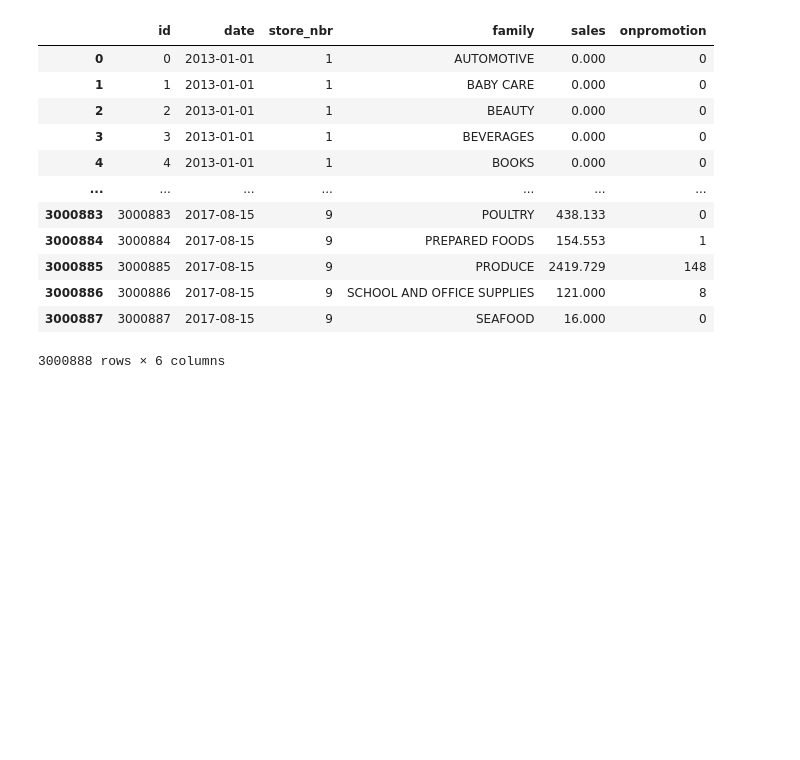
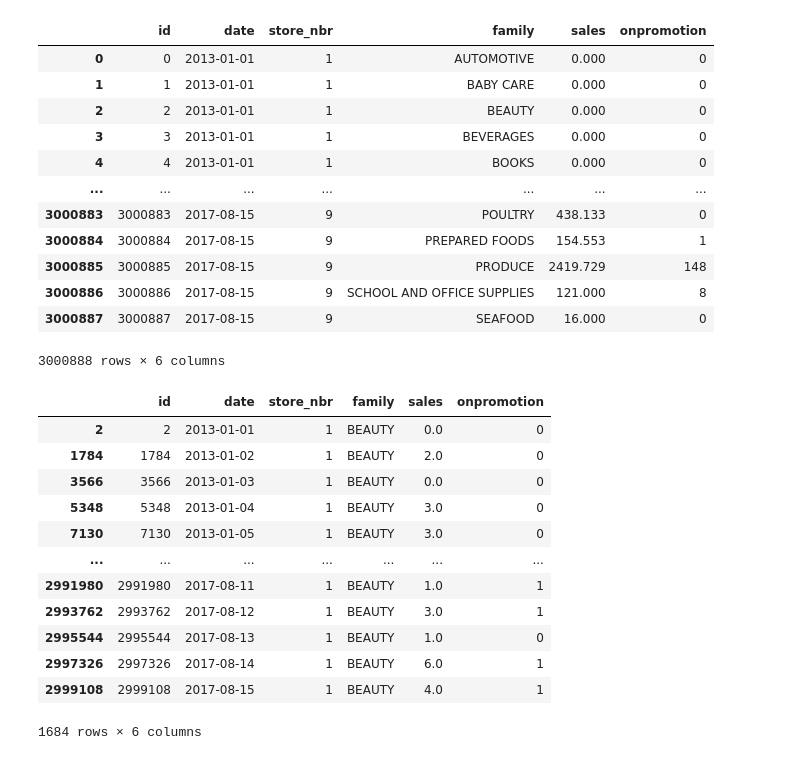
Before and after one commit to kamyczuram/Projects, a Jupyter notebook: Store_Sales_Arima_Sarima/Store_Sales_Arima_Sarima.ipynb, the cells around one changed output. Saved outputs shown, nothing was run; the diff lists cells and outputs as text; code cells hidden in the pictures; blank space fills up the shorter version.

```diff
--- a/Store_Sales_Arima_Sarima/Store_Sales_Arima_Sarima.ipynb
+++ b/Store_Sales_Arima_Sarima/Store_Sales_Arima_Sarima.ipynb
@@ -38,3 +73,19 @@ df
 | 3000886 | 3000886 | 2017-08-15 | 9 | SCHOOL AND OFFICE SUPPLIES | 121.000 | 8 |
 | 3000887 | 3000887 | 2017-08-15 | 9 | SEAFOOD | 16.000 | 0 |
 3000888 rows × 6 columns
+# %%
+df[(df['family'] =='BEAUTY') & (df['store_nbr'] == 1)]
+# %% [output]
+|  | id | date | store_nbr | family | sales | onpromotion |
+| 2 | 2 | 2013-01-01 | 1 | BEAUTY | 0.0 | 0 |
+| 1784 | 1784 | 2013-01-02 | 1 | BEAUTY | 2.0 | 0 |
+| 3566 | 3566 | 2013-01-03 | 1 | BEAUTY | 0.0 | 0 |
+| 5348 | 5348 | 2013-01-04 | 1 | BEAUTY | 3.0 | 0 |
+| 7130 | 7130 | 2013-01-05 | 1 | BEAUTY | 3.0 | 0 |
+| ... | ... | ... | ... | ... | ... | ... |
+| 2991980 | 2991980 | 2017-08-11 | 1 | BEAUTY | 1.0 | 1 |
+| 2993762 | 2993762 | 2017-08-12 | 1 | BEAUTY | 3.0 | 1 |
+| 2995544 | 2995544 | 2017-08-13 | 1 | BEAUTY | 1.0 | 0 |
+| 2997326 | 2997326 | 2017-08-14 | 1 | BEAUTY | 6.0 | 1 |
+| 2999108 | 2999108 | 2017-08-15 | 1 | BEAUTY | 4.0 | 1 |
+1684 rows × 6 columns
```
Also changed, not shown: parts of 8 cells of this notebook.
